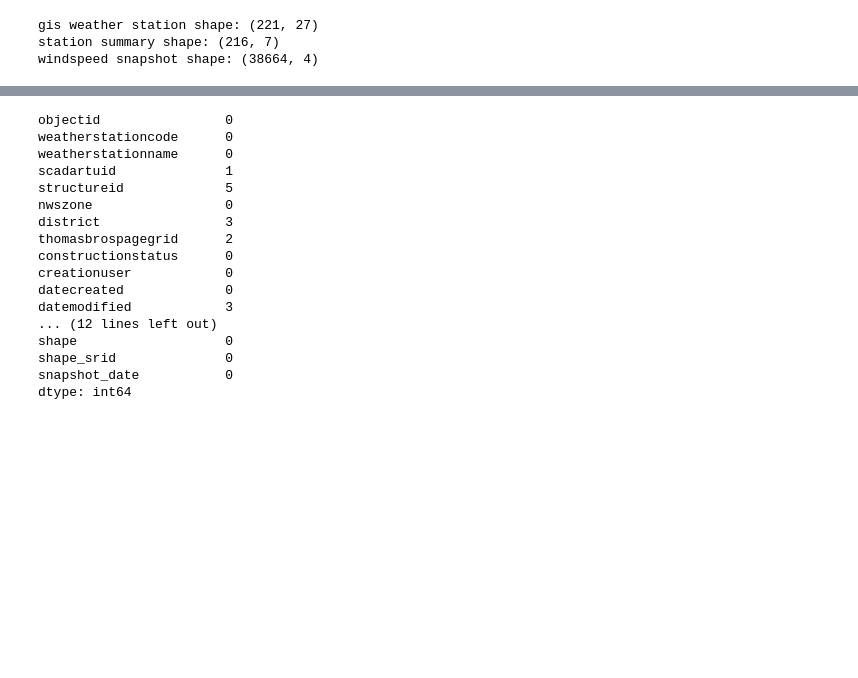
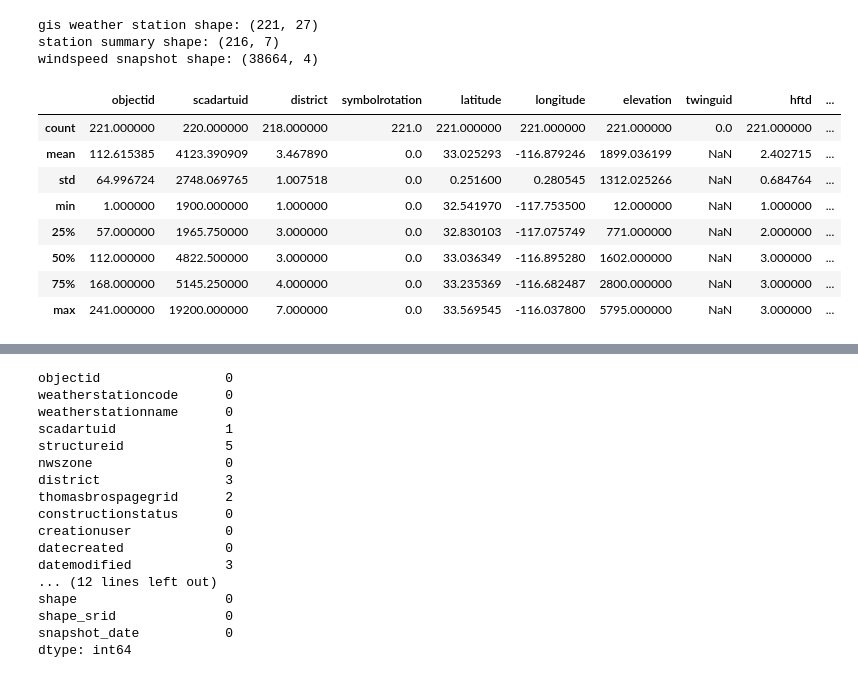
Before and after one commit to gkao25/dsc180a-wildfire, a Jupyter notebook: DSC_180A_Project1_Steven_Sahar.ipynb, the cells around one changed output, grey strips where cells are left out. Saved outputs shown, nothing was run; the diff lists cells and outputs as text; code cells hidden in the pictures; blank space fills up the shorter version.

```diff
--- a/DSC_180A_Project1_Steven_Sahar.ipynb
+++ b/DSC_180A_Project1_Steven_Sahar.ipynb
@@ -60,3 +65,15 @@ print(f"windspeed snapshot shape: {windspeed_snapshot.shape}")
 gis weather station shape: (221, 27)
 station summary shape: (216, 7)
 windspeed snapshot shape: (38664, 4)
+# %%
+gis_weather_station.describe()
+# %% [output]
+|  | objectid | scadartuid | district | symbolrotation | latitude | longitude | elevation | twinguid | hftd | ... |
+| count | 221.000000 | 220.000000 | 218.000000 | 221.0 | 221.000000 | 221.000000 | 221.000000 | 0.0 | 221.000000 | ... |
+| mean | 112.615385 | 4123.390909 | 3.467890 | 0.0 | 33.025293 | -116.879246 | 1899.036199 | NaN | 2.402715 | ... |
+| std | 64.996724 | 2748.069765 | 1.007518 | 0.0 | 0.251600 | 0.280545 | 1312.025266 | NaN | 0.684764 | ... |
+| min | 1.000000 | 1900.000000 | 1.000000 | 0.0 | 32.541970 | -117.753500 | 12.000000 | NaN | 1.000000 | ... |
+| 25% | 57.000000 | 1965.750000 | 3.000000 | 0.0 | 32.830103 | -117.075749 | 771.000000 | NaN | 2.000000 | ... |
+| 50% | 112.000000 | 4822.500000 | 3.000000 | 0.0 | 33.036349 | -116.895280 | 1602.000000 | NaN | 3.000000 | ... |
+| 75% | 168.000000 | 5145.250000 | 4.000000 | 0.0 | 33.235369 | -116.682487 | 2800.000000 | NaN | 3.000000 | ... |
+| max | 241.000000 | 19200.000000 | 7.000000 | 0.0 | 33.569545 | -116.037800 | 5795.000000 | NaN | 3.000000 | ... |
```
Also changed, not shown: parts of 51 cells of this notebook.
